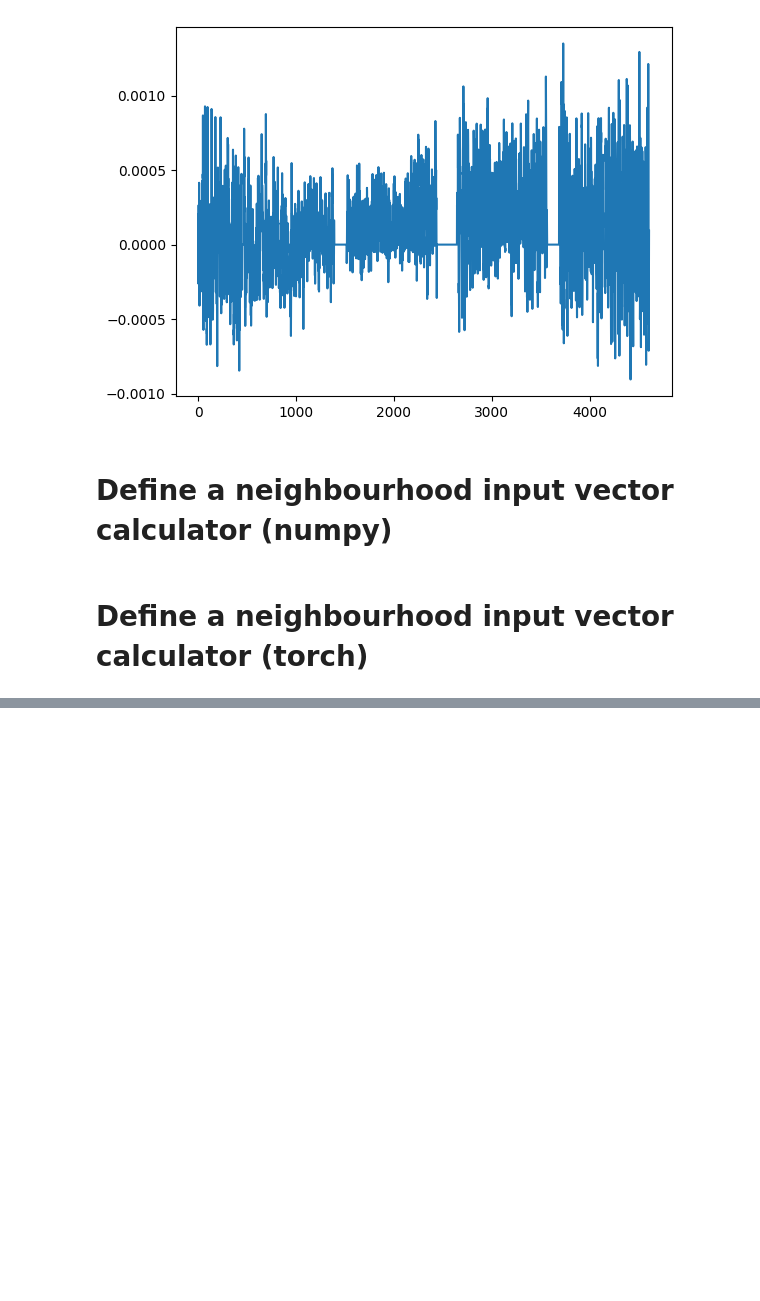
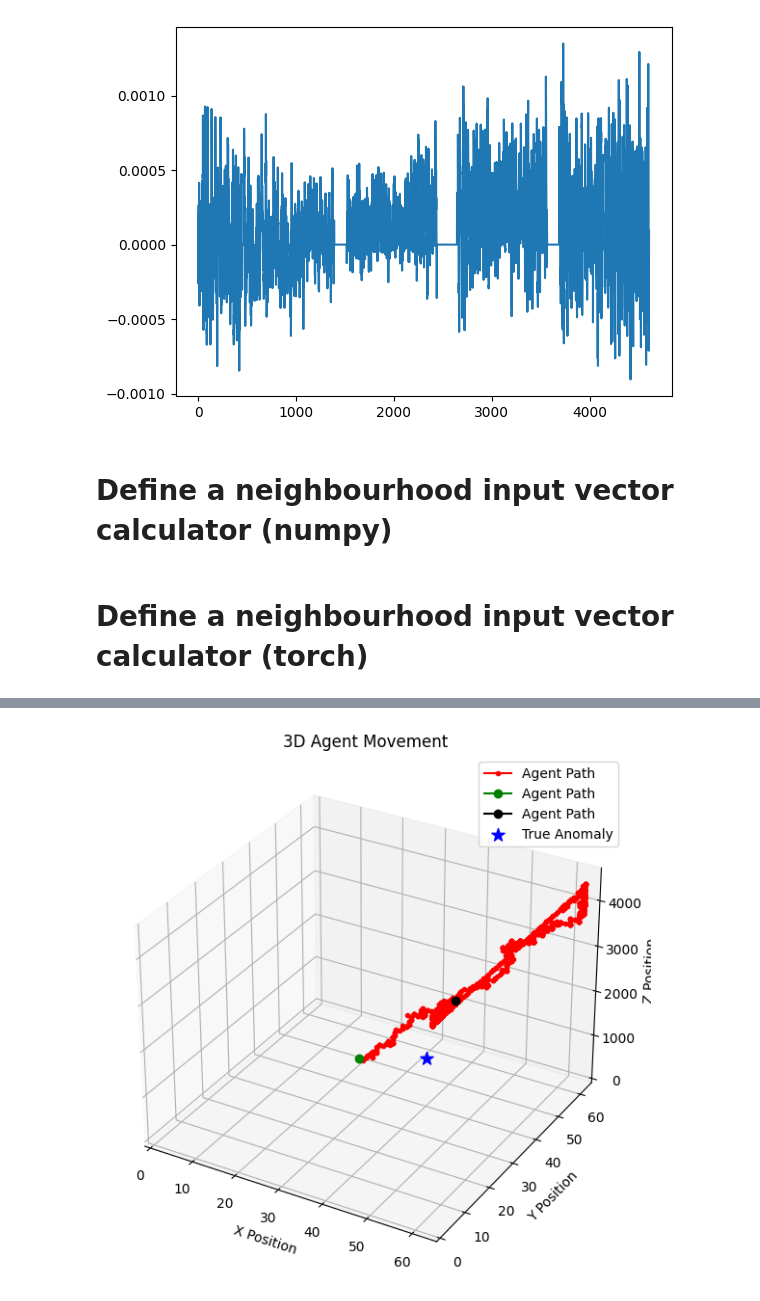
Before and after one commit to SpaceMeerkat/traident, a Jupyter notebook: training/preprocessing.ipynb, the cells around one changed output, grey strips where cells are left out. Saved outputs shown, nothing was run; the diff lists cells and outputs as text; code cells hidden in the pictures; blank space fills up the shorter version.

```diff
--- a/training/preprocessing.ipynb
+++ b/training/preprocessing.ipynb
@@ -283,0 +298,40 @@ plt.plot(all_loss)
+# %%
+import numpy as np
+import matplotlib.pyplot as plt
+from mpl_toolkits.mplot3d import Axes3D
+
+positions = np.array(positions)
+x, y, z = positions[:, 0], positions[:, 1], positions[:, 2]
+
+# Define cube boundaries
+x_min, x_max = 0, chunk.shape[1]
+y_min, y_max = 0, chunk.shape[2]
+z_min, z_max = 0, chunk.shape[0]
+
+# Plot
+fig = plt.figure(figsize=(10, 7))
+ax = fig.add_subplot(111, projection='3d')
+
+# Plot agent movement
+ax.plot(x, y, z, color='red', marker='.', label='Agent Path')
+ax.plot(x[0], y[0], z[0], color='green', marker='o', label='Agent Path')
+ax.plot(x[-1], y[-1], z[-1], color='black', marker='o', label='Agent Path')
+
+# Mark true anomaly (assuming first position is the anomaly)
+ax.scatter(40, 40, 1000, color='blue', s=100, marker='*', label='True Anomaly')
+
+# Set labels
+ax.set_xlabel("X Position")
+ax.set_ylabel("Y Position")
+ax.set_zlabel("Z Position")
+ax.set_title("3D Agent Movement")
+
+# Set boundaries
+ax.set_xlim([x_min, x_max])
+ax.set_ylim([y_min, y_max])
+ax.set_zlim([z_min, z_max])
+
+ax.legend()
+plt.show()
+# %% [output]
+[figure, added]
```
Also changed, not shown: parts of 9 cells of this notebook.
